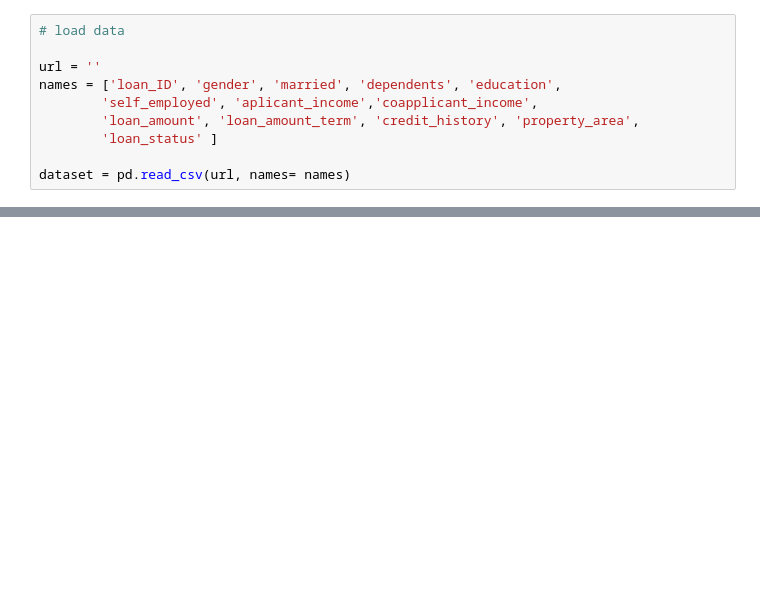
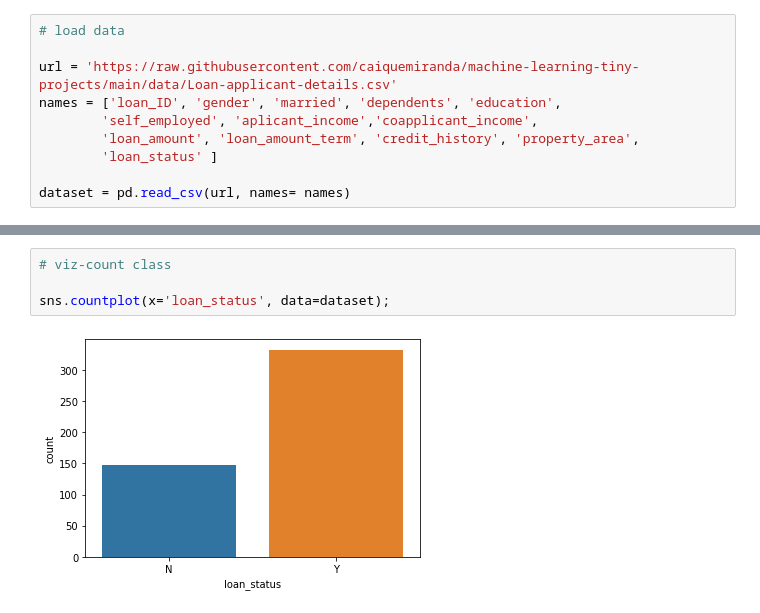
Before and after one commit to caiquemiranda/machine-learning-tiny-projects, a Jupyter notebook: 002-loan-approval.ipynb, the cells around one changed output, grey strips where cells are left out. Cells and saved outputs as stored; diff of their text form; blank space fills up the shorter version.

Commit message:
import-data

```diff
--- a/002-loan-approval.ipynb
+++ b/002-loan-approval.ipynb
@@ -24,7 +22,7 @@ from sklearn.svm import SVC
 # %%
 # load data
 
-url = ''
+url = 'https://raw.githubusercontent.com/caiquemiranda/machine-learning-tiny-projects/main/data/Loan-applicant-details.csv'
 names = ['loan_ID', 'gender', 'married', 'dependents', 'education',
         'self_employed', 'aplicant_income','coapplicant_income',
         'loan_amount', 'loan_amount_term', 'credit_history', 'property_area',
@@ -35,0 +93,6 @@ FileNotFoundError: [Errno 2] No such file or directory: ''
+# %%
+# viz-count class
+
+sns.countplot(x='loan_status', data=dataset);
+# %% [output]
+[figure, added]
```
Also changed, not shown: parts of 16 cells of this notebook, 1 other file.
